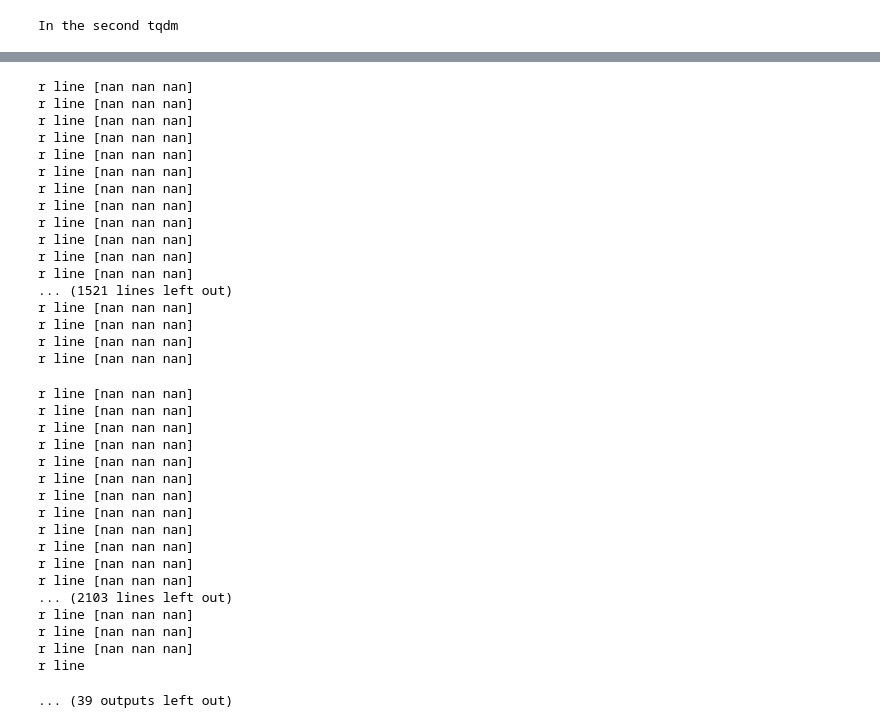
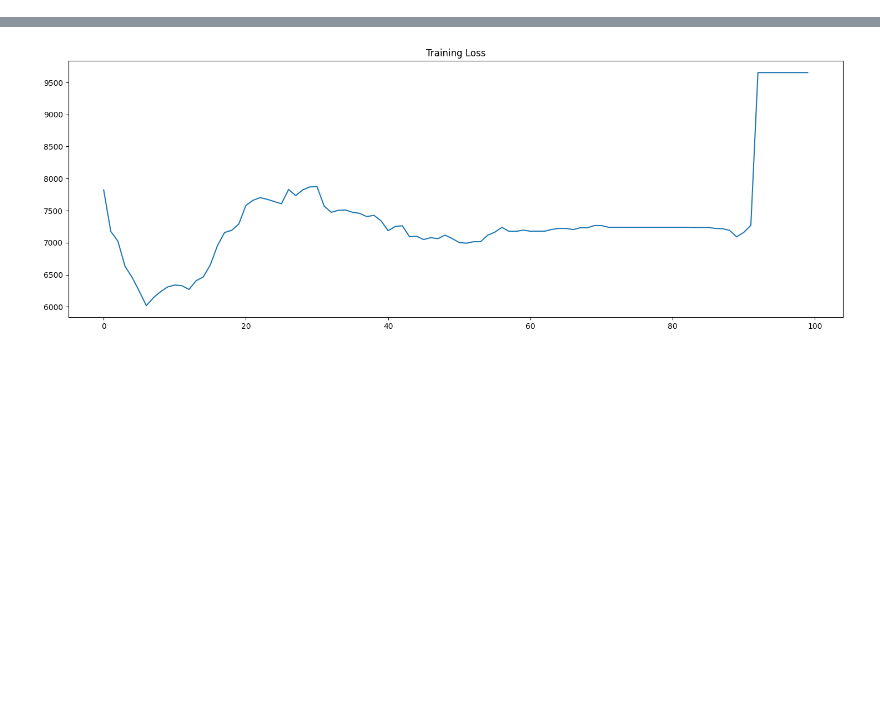
Before and after one commit to arnavpon/pydroid, a Jupyter notebook: example/android/app/src/main/python/pipeline-dev/pipeline-v1/ml.v6.ipynb, the cells around one changed output, grey strips where cells are left out. Saved outputs shown, nothing was run; the diff lists cells and outputs as text; code cells hidden in the pictures; blank space fills up the shorter version.

Commit message:
version with preliminary version of soft-dtw actually working

```diff
--- a/example/android/app/src/main/python/pipeline-dev/pipeline-v1/ml.v6.ipynb
+++ b/example/android/app/src/main/python/pipeline-dev/pipeline-v1/ml.v6.ipynb
@@ -62,6 +62,8 @@ def _process(targs, signal, smoothing_window = 10, use_bandpass = False):
 # %%
 from joblib import Parallel, delayed
 import multiprocessing
+from sdtw import SoftDTW
+from sdtw.distance import SquaredEuclidean
 
 def LossFactory(n, split_size, loss_type = 'mse'):
     epsilon = 1e-8
@@ -108,7 +110,7 @@ def LossFactory(n, split_size, loss_type = 'mse'):
 
         return grads, hesses
 
-    def soft_dtw_loss(y_pred, data):
+    def soft_dtw_loss_old(y_pred, data):
         gamma = 1.0
         downsample_factor = 30
         y_true = data.get_label()
@@ -196,6 +198,37 @@ def LossFactory(n, split_size, loss_type = 'mse'):
         print(f'returning {gradients_j}')
         return gradients_j, hessians_j
 
+    def _soft_dtw_loss_helper(y_true, y_pred, gamma = 1.0):
+
+        X = y_true.reshape(-1, 1)
+        Y = y_pred.reshape(-1, 1)
+
+        D = SquaredEuclidean(X, Y)
+        sdtw = SoftDTW(D, gamma = gamma)
+        sdtw.compute()
+        E = sdtw.grad()
+        G = D.jacobian_product(E)
+        return G, np.ones(G.shape)
+
+    def soft_dtw_loss(y_pred, data):
+
+        y_true = data.get_label()
+        num_batches = int(n / split_size)
+
+        grads = np.zeros_like(y_true)
+        hesses = np.zeros_like(y_true)
+
+        for i in range(num_batches):
+
+            y_true_curr = y_true[i * split_size: (i + 1) * split_size]
+            y_pred_curr = y_pred[i * split_size: (i + 1) * split_size]
+            grad, hess = _soft_dtw_loss_helper(y_true_curr, y_pred_curr)
+
+            grads[i * split_size: (i + 1) * split_size] = grad.flatten()
+            hesses[i * split_size: (i + 1) * split_size] = hess.flatten()
+
+        return grads, hesses
+
     if loss_type not in ['mse', 'dot', 'dtw']:
         raise ValueError(f'Loss type [{loss_type}] not supported')
 
@@ -361,13 +394,13 @@ class MoodyGBM:
     def peaks_discovered_eval_metric(self, y_pred, eval_data):
         y_true = eval_data.get_label()
         nsplits = int(len(y_pred) / self.split_size)
-        hr_err = 0
+        peaks_err = 0
         for i in range(nsplits):
             curr_pred = y_pred[i * self.split_size: (i + 1) * self.split_size]
             curr_true = y_true[i * self.split_size: (i + 1) * self.split_size]
             curr_true, curr_pred = _process(curr_true, curr_pred)
-            hr_err += self.get_peaks_difference(curr_true, curr_pred, square = True)
-        return 'hr_err', hr_err, False
+            peaks_err += self.get_peaks_difference(curr_true, curr_pred, square = True)
+        return 'peaks_err', peaks_err, False
 
     @staticmethod
     def get_hr_error(y_true, y_pred, square = True):
@@ -401,7 +434,7 @@ class MoodyGBM:
 test_subject = 7
 test_subject_truth = truths[test_subject - 1]
 
-mod = MoodyGBM(truths, n_estimators = 1, loss_type = 'dtw', split_size = 1280, excluded_subject = test_subject, model_type = 'rf')
+mod = MoodyGBM(truths, n_estimators = 100, loss_type = 'dtw', split_size = 640, excluded_subject = test_subject, model_type = 'rf')
 mod.fit()
 mse, hr_err, hr_err_sq = mod.eval()
 
@@ -415 +463,0 @@ In the first tqdm
-In the second tqdm
@@ -552,36 +464,2 @@ r line [nan nan nan]
-r line [nan nan nan]
-r line [nan nan nan]
-r line [nan nan nan]
-r line [nan nan nan]
-r line [nan nan nan]
-r line [nan nan nan]
-r line [nan nan nan]
-r line [nan nan nan]
-r line [nan nan nan]
-r line [nan nan nan]
-r line [nan nan nan]
-r line [nan nan nan]
-... (1521 lines left out)
-r line [nan nan nan]
-r line [nan nan nan]
-r line [nan nan nan]
-r line [nan nan nan]
-r line [nan nan nan]
-r line [nan nan nan]
-r line [nan nan nan]
-r line [nan nan nan]
-r line [nan nan nan]
-r line [nan nan nan]
-r line [nan nan nan]
-r line [nan nan nan]
-r line [nan nan nan]
-r line [nan nan nan]
-r line [nan nan nan]
-r line [nan nan nan]
-... (2103 lines left out)
-r line [nan nan nan]
-r line [nan nan nan]
-r line [nan nan nan]
-r line
-... (39 outputs left out)
+[figure, added]
 # %%
```
Also changed, not shown: parts of 4 cells of this notebook.
